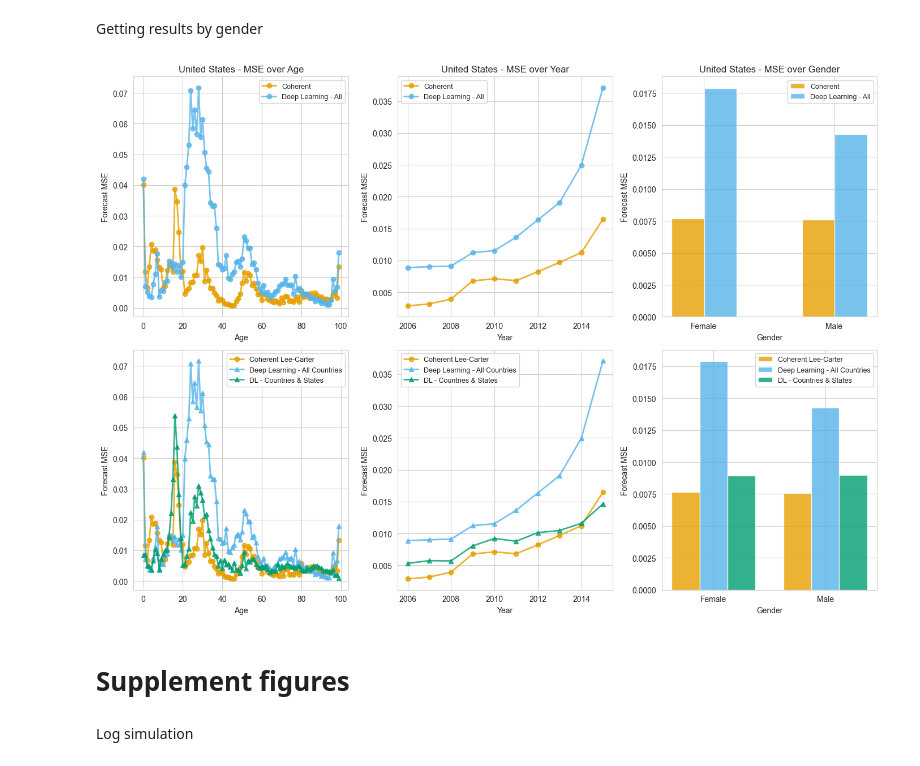
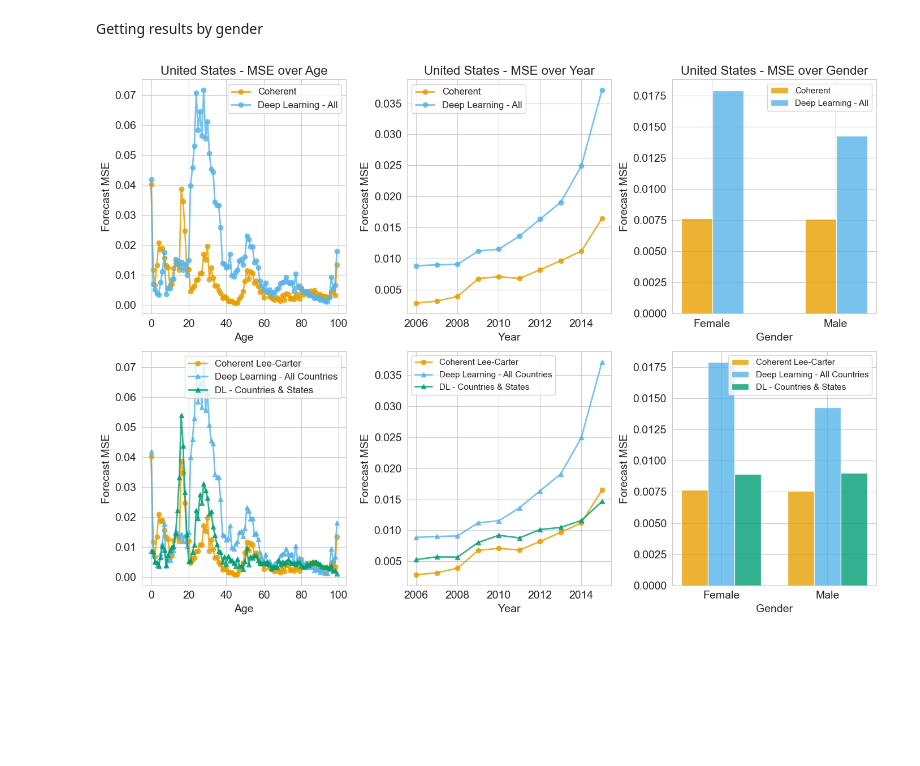
Before and after one commit to paigenpark/deep-mort, a Jupyter notebook: code/create_robust_figures.ipynb, the cells around one changed output. Drawn from its saved outputs; the diff is of its cells as text; code cells hidden in the pictures; blank space fills up the shorter version.

```diff
--- a/code/create_robust_figures.ipynb
+++ b/code/create_robust_figures.ipynb
@@ -556,11 +424,11 @@ for idx, (country_name, country_index) in enumerate(countries.items()):
                 gender_labels = ['Female' if k == 0 else 'Male' for k in keys]
                 ax.set_xticks(np.arange(len(keys)) + 0.12)
                 ax.set_xticklabels(gender_labels)
-                ax.legend(fontsize=9, loc='lower right', frameon=True)
+                ax.legend(fontsize=11, loc='lower right', frameon=True)
             else:
                 ax.plot(keys, values, label=label, linestyle='-', marker='o',
                         linewidth=2, alpha=0.8, color=palette[i])
-                ax.legend(fontsize=9, loc='best', frameon=True)
+                ax.legend(fontsize=11, loc='best', frameon=True)
 
         ax.set_title(f"{country_name} - MSE over {feature_name}")
         ax.set_xlabel(feature_name)
@@ -568,6 +436,13 @@ for idx, (country_name, country_index) in enumerate(countries.items()):
 
 
 plt.tight_layout()
-plt.savefig("../results/top_6x3_july.pdf", format="pdf", bbox_inches="tight")
+plt.savefig("../results/top_5x3_july.pdf", format="pdf", bbox_inches="tight")
+plt.rcParams.update({
+    'axes.titlesize': 16,
+    'axes.labelsize': 14,
+    'legend.fontsize': 10,
+    'xtick.labelsize': 14,
+    'ytick.labelsize': 14
+})
 plt.show()
 # %% [output]
@@ -786,7 +661,7 @@ for d in combined_mse_list:
 
 combined_ave_mses_gender = {k: total / count for k, (total, count) in combined.items()}
 # %%
-sns.set_style("whitegrid")
+#sns.set_style("whitegrid")
 palette = ["#E69F00", "#56B4E9", "#009E73"]
 
 # Prepare the sorted data
@@ -796,9 +671,9 @@ keys2_age, values2_age = zip(*sorted(dl_ave_mses_age.items()))
 keys3_age, values3_age = zip(*sorted(combined_ave_mses_age.items()))
 
 # For Year
-keys1_year, values1_year = zip(*sorted(c_ave_mses_year.items()))
-keys2_year, values2_year = zip(*sorted(dl_ave_mses_year.items()))
-keys3_year, values3_year = zip(*sorted(combined_ave_mses_year.items()))
+keys1_year, values1_year = zip(*sorted((int(k), v) for k, v in c_ave_mses_year.items()))
+keys2_year, values2_year = zip(*sorted((int(k), v) for k, v in dl_ave_mses_year.items()))
+keys3_year, values3_year = zip(*sorted((int(k), v) for k, v in combined_ave_mses_year.items()))
 
 # For Year
 keys1_gender, values1_gender = zip(*sorted(c_ave_mses_gender.items()))
@@ -826,60 +701,63 @@ for idx, (country_name, country_index) in enumerate(countries.items()):
                 gender_labels = ['Female' if k == 0 else 'Male' for k in keys]
                 ax.set_xticks(np.arange(len(keys)) + 0.12)
                 ax.set_xticklabels(gender_labels)
-                ax.legend(fontsize=9, loc='upper right')
+                ax.legend(fontsize=11, loc='upper right')
             else:
                 ax.plot(keys, values, label=label, linestyle='-', marker='o',
                         linewidth=2, alpha=0.8, color=palette[i])
-                ax.legend(fontsize=9, loc='best')
+                ax.legend(fontsize=12, loc='best')
 
         ax.set_title(f"{country_name} - MSE over {feature_name}")
-        ax.set_xlabel(feature_name)
-        ax.set_ylabel("Forecast MSE")
+        ax.set_xlabel(feature_name, fontsize=14)
+        ax.set_ylabel("Forecast MSE", fontsize=14)
 
 # --- Bottom row: Combined model comparisons ---
 # Age
 axes[3].plot(keys1_age, values1_age, label="Coherent Lee-Carter", color=palette[0], linestyle='-', marker='o', linewidth=2, alpha=0.8)
 axes[3].plot(keys2_age, values2_age, label="Deep Learning - All Countries", color=palette[1], linestyle='-', marker='^', linewidth=2, alpha=0.8)
 axes[3].plot(keys3_age, values3_age, label="DL - Countries & States", color=palette[2], linestyle='-', marker='^', linewidth=2, alpha=0.8)
-axes[3].set_xlabel("Age")
-axes[3].set_ylabel("Forecast MSE")
-axes[3].legend(fontsize=9)
+axes[3].set_xlabel("Age", fontsize=14)
+axes[3].set_ylabel("Forecast MSE", fontsize=14)
+axes[3].legend(fontsize=12)
 
 # Year
 axes[4].plot(keys1_year, values1_year, label="Coherent Lee-Carter", color=palette[0], linestyle='-', marker='o', linewidth=2, alpha=0.8)
 axes[4].plot(keys2_year, values2_year, label="Deep Learning - All Countries", color=palette[1], linestyle='-', marker='^', linewidth=2, alpha=0.8)
 axes[4].plot(keys3_year, values3_year, label="DL - Countries & States", color=palette[2], linestyle='-', marker='^', linewidth=2, alpha=0.8)
-axes[4].set_xlabel("Year")
-axes[4].set_ylabel("Forecast MSE")
-axes[4].legend(fontsize=9)
+axes[4].set_xlabel("Year", fontsize=14)
+axes[4].set_ylabel("Forecast MSE", fontsize=14)
+axes[4].legend(fontsize=11)
 
 # Gender
 ax = axes[5]
 keys = list(keys1_gender)  # should be [0, 1]
 x = np.arange(len(keys))
 
 bar_width = 0.25
 
 # Offset each set of bars
 ax.bar(x - bar_width, values1_gender, width=bar_width, label="Coherent Lee-Carter", color=palette[0], alpha=0.8)
 ax.bar(x, values2_gender, width=bar_width, label="Deep Learning - All Countries", color=palette[1], alpha=0.8)
 ax.bar(x + bar_width, values3_gender, width=bar_width, label="DL - Countries & States", color=palette[2], alpha=0.8)
 
 # Labeling
 gender_labels = ['Female' if k == 0 else 'Male' for k in keys]
 ax.set_xticks(x)
 ax.set_xticklabels(gender_labels)
 
-ax.set_xlabel("Gender")
-ax.set_ylabel("Forecast MSE")
-ax.legend(fontsize=9)
+ax.set_xlabel("Gender", fontsize=14)
+ax.set_ylabel("Forecast MSE", fontsize=14)
+ax.legend(fontsize=11)
 
 plt.tight_layout()
 plt.savefig("../results/combined_us_july.pdf", format="pdf", bbox_inches="tight")
+plt.rcParams.update({
+    'axes.titlesize': 16,
+    'axes.labelsize': 14,
+    'legend.fontsize': 10,
+    'xtick.labelsize': 14,
+    'ytick.labelsize': 14
+})
 plt.show()
 # %% [output]
-[figure, old version]
+[figure, new version]
-# %% [markdown]
-# Supplement figures
-# %% [markdown]
-Log simulation
```
Also changed, not shown: parts of 12 cells of this notebook, 13 other files.
